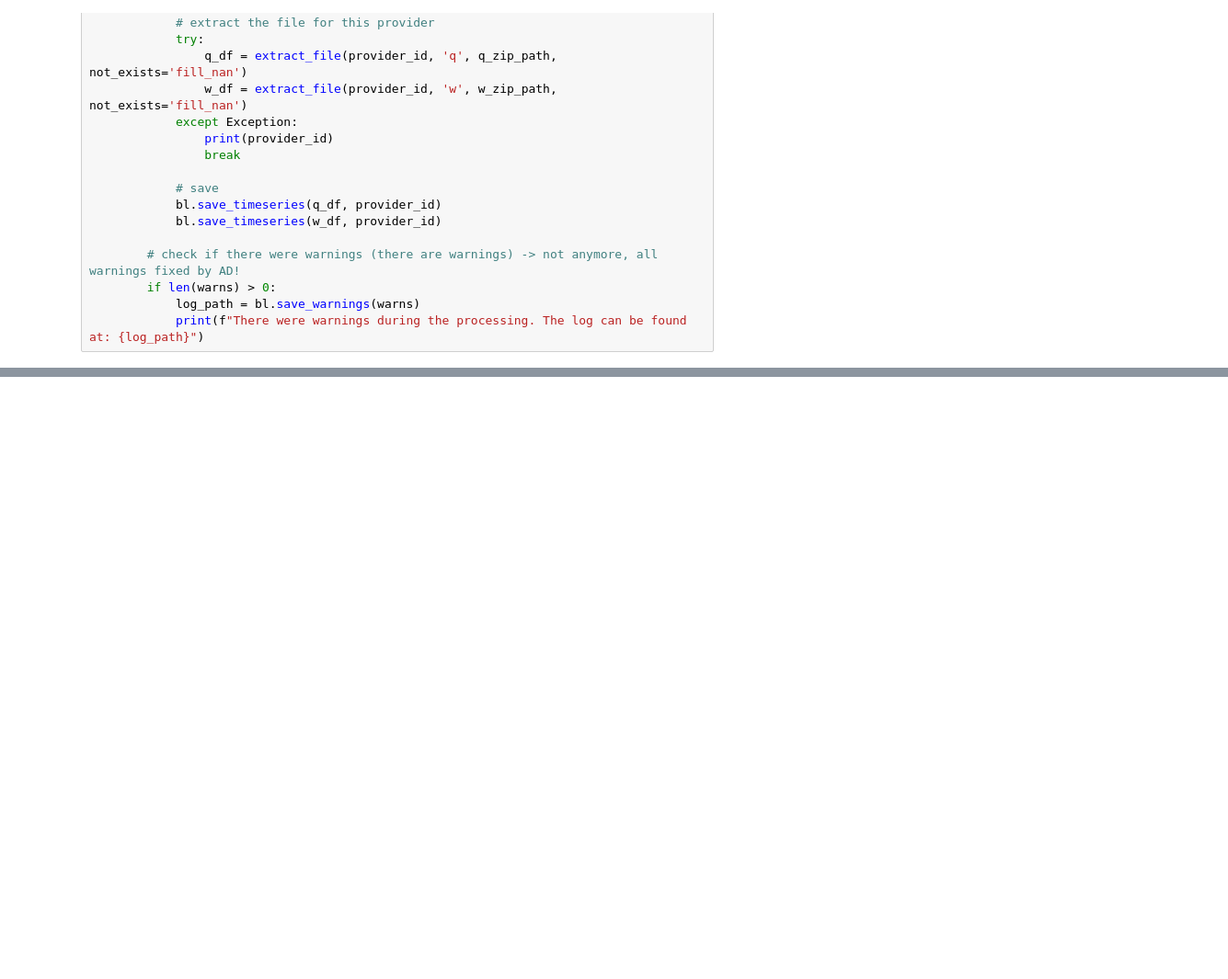
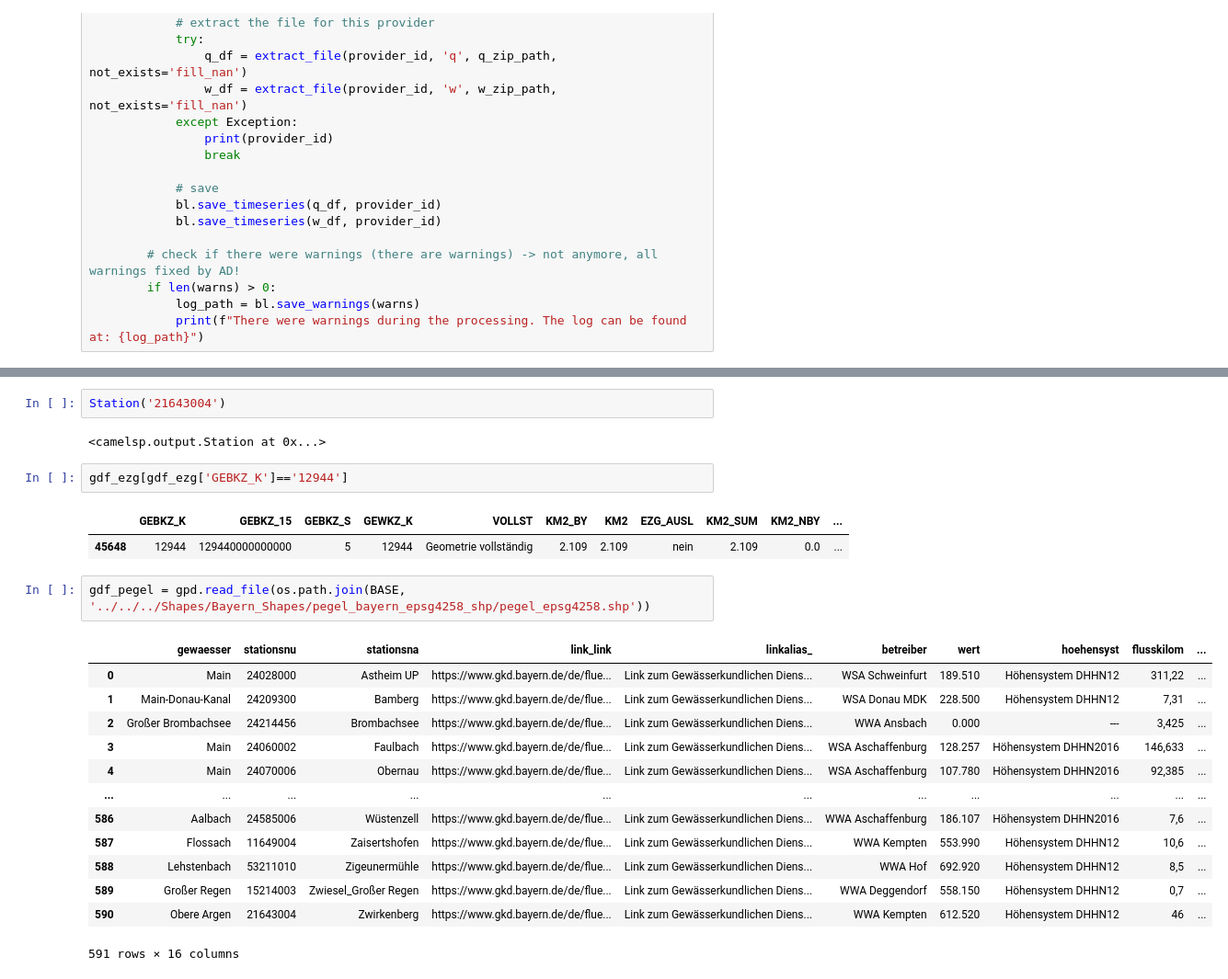
Before and after one commit to CAMELS-DE/camelsp, a Jupyter notebook: scripts/preprocess_de2.ipynb, the cells around one changed output, grey strips where cells are left out. Shown at 92% size. Drawn from its saved outputs; the diff is of its cells as text; blank space fills up the shorter version.

```diff
--- a/scripts/preprocess_de2.ipynb
+++ b/scripts/preprocess_de2.ipynb
@@ -319,0 +342,25 @@ with Bundesland('Bayern') as bl:
+# %%
+Station('21643004')
+# %% [output]
+<camelsp.output.Station at 0x...>
+# %%
+gdf_ezg[gdf_ezg['GEBKZ_K']=='12944']
+# %% [output]
+|  | GEBKZ_K | GEBKZ_15 | GEBKZ_S | GEWKZ_K | VOLLST | KM2_BY | KM2 | EZG_AUSL | KM2_SUM | KM2_NBY | ... |
+| 45648 | 12944 | 129440000000000 | 5 | 12944 | Geometrie vollständig | 2.109 | 2.109 | nein | 2.109 | 0.0 | ... |
+# %%
+gdf_pegel = gpd.read_file(os.path.join(BASE, '../../../Shapes/Bayern_Shapes/pegel_bayern_epsg4258_shp/pegel_epsg4258.shp'))
+# %% [output]
+|  | gewaesser | stationsnu | stationsna | link_link | linkalias_ | betreiber | wert | hoehensyst | flusskilom | ... |
+| 0 | Main | 24028000 | Astheim UP | https://www.gkd.bayern.de/de/flue... | Link zum Gewässerkundlichen Diens... | WSA Schweinfurt | 189.510 | Höhensystem DHHN12 | 311,22 | ... |
+| 1 | Main-Donau-Kanal | 24209300 | Bamberg | https://www.gkd.bayern.de/de/flue... | Link zum Gewässerkundlichen Diens... | WSA Donau MDK | 228.500 | Höhensystem DHHN12 | 7,31 | ... |
+| 2 | Großer Brombachsee | 24214456 | Brombachsee | https://www.gkd.bayern.de/de/flue... | Link zum Gewässerkundlichen Diens... | WWA Ansbach | 0.000 | --- | 3,425 | ... |
+| 3 | Main | 24060002 | Faulbach | https://www.gkd.bayern.de/de/flue... | Link zum Gewässerkundlichen Diens... | WSA Aschaffenburg | 128.257 | Höhensystem DHHN2016 | 146,633 | ... |
+| 4 | Main | 24070006 | Obernau | https://www.gkd.bayern.de/de/flue... | Link zum Gewässerkundlichen Diens... | WSA Aschaffenburg | 107.780 | Höhensystem DHHN2016 | 92,385 | ... |
+| ... | ... | ... | ... | ... | ... | ... | ... | ... | ... | ... |
+| 586 | Aalbach | 24585006 | Wüstenzell | https://www.gkd.bayern.de/de/flue... | Link zum Gewässerkundlichen Diens... | WWA Aschaffenburg | 186.107 | Höhensystem DHHN2016 | 7,6 | ... |
+| 587 | Flossach | 11649004 | Zaisertshofen | https://www.gkd.bayern.de/de/flue... | Link zum Gewässerkundlichen Diens... | WWA Kempten | 553.990 | Höhensystem DHHN12 | 10,6 | ... |
+| 588 | Lehstenbach | 53211010 | Zigeunermühle | https://www.gkd.bayern.de/de/flue... | Link zum Gewässerkundlichen Diens... | WWA Hof | 692.920 | Höhensystem DHHN12 | 8,5 | ... |
+| 589 | Großer Regen | 15214003 | Zwiesel_Großer Regen | https://www.gkd.bayern.de/de/flue... | Link zum Gewässerkundlichen Diens... | WWA Deggendorf | 558.150 | Höhensystem DHHN12 | 0,7 | ... |
+| 590 | Obere Argen | 21643004 | Zwirkenberg | https://www.gkd.bayern.de/de/flue... | Link zum Gewässerkundlichen Diens... | WWA Kempten | 612.520 | Höhensystem DHHN12 | 46 | ... |
+591 rows × 16 columns
```
Also changed, not shown: parts of 6 cells of this notebook, 11 other files.
